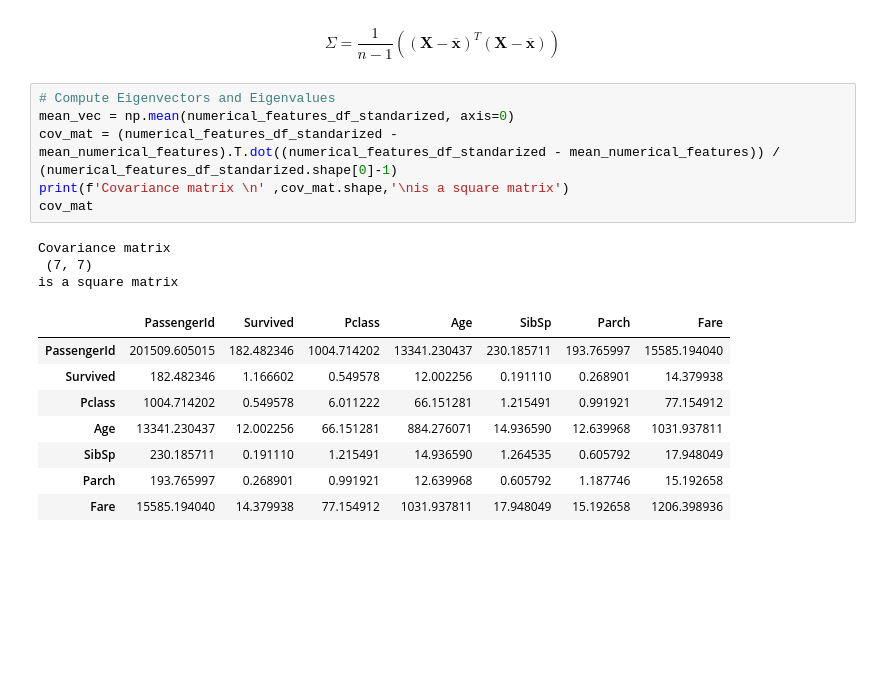
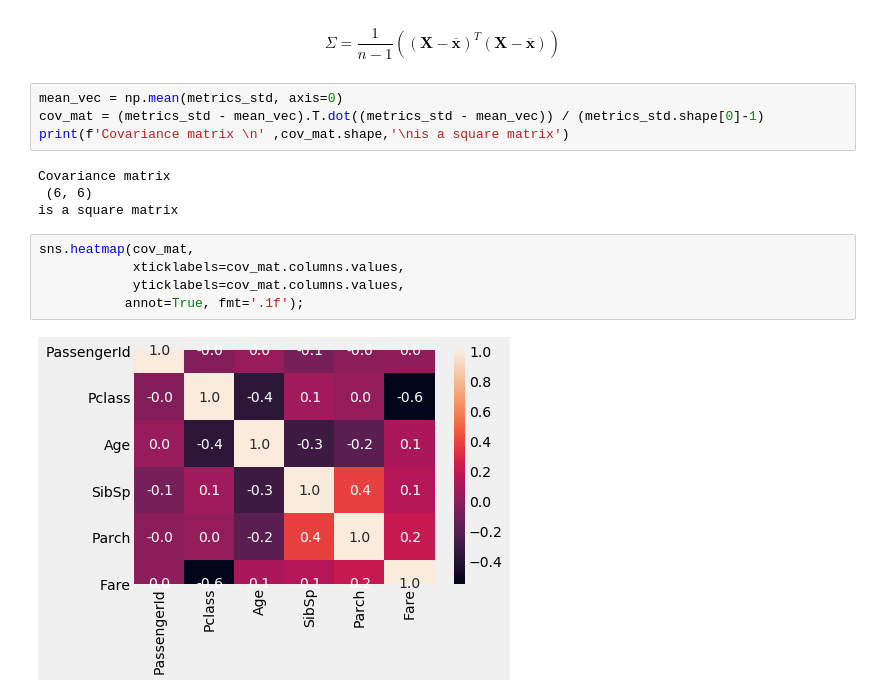
Before and after one commit to cristobalza/lab_5_kaggle_dma, a Jupyter notebook: kaggle_lab_5.ipynb, the cells around one changed output. Saved outputs shown, nothing was run; the diff lists cells and outputs as text; blank space fills up the shorter version.

```diff
--- a/kaggle_lab_5.ipynb
+++ b/kaggle_lab_5.ipynb
@@ -311,21 +311,18 @@ numerical_features_df_standarized.head()
 # %% [markdown]
 $$\Sigma=\frac{1}{n-1}\left((\mathbf{X}-\overline{\mathbf{x}})^{T}(\mathbf{X}-\overline{\mathbf{x}})\right)$$
 # %%
-# Compute Eigenvectors and Eigenvalues
-mean_vec = np.mean(numerical_features_df_standarized, axis=0)
-cov_mat = (numerical_features_df_standarized - mean_numerical_features).T.dot((numerical_features_df_standarized - mean_numerical_features)) / (numerical_features_df_standarized.shape[0]-1)
+mean_vec = np.mean(metrics_std, axis=0)
+cov_mat = (metrics_std - mean_vec).T.dot((metrics_std - mean_vec)) / (metrics_std.shape[0]-1)
 print(f'Covariance matrix \n' ,cov_mat.shape,'\nis a square matrix')
-cov_mat
 # %% [output]
 Covariance matrix
- (7, 7)
+ (6, 6)
 is a square matrix
-|  | PassengerId | Survived | Pclass | Age | SibSp | Parch | Fare |
-| PassengerId | 201509.605015 | 182.482346 | 1004.714202 | 13341.230437 | 230.185711 | 193.765997 | 15585.194040 |
-| Survived | 182.482346 | 1.166602 | 0.549578 | 12.002256 | 0.191110 | 0.268901 | 14.379938 |
-| Pclass | 1004.714202 | 0.549578 | 6.011222 | 66.151281 | 1.215491 | 0.991921 | 77.154912 |
-| Age | 13341.230437 | 12.002256 | 66.151281 | 884.276071 | 14.936590 | 12.639968 | 1031.937811 |
-| SibSp | 230.185711 | 0.191110 | 1.215491 | 14.936590 | 1.264535 | 0.605792 | 17.948049 |
-| Parch | 193.765997 | 0.268901 | 0.991921 | 12.639968 | 0.605792 | 1.187746 | 15.192658 |
-| Fare | 15585.194040 | 14.379938 | 77.154912 | 1031.937811 | 17.948049 | 15.192658 | 1206.398936 |
+# %%
+sns.heatmap(cov_mat,
+            xticklabels=cov_mat.columns.values,
+            yticklabels=cov_mat.columns.values,
+           annot=True, fmt='.1f');
+# %% [output]
+[figure, added]
 # %%
```
Also changed, not shown: parts of 44 cells of this notebook.
